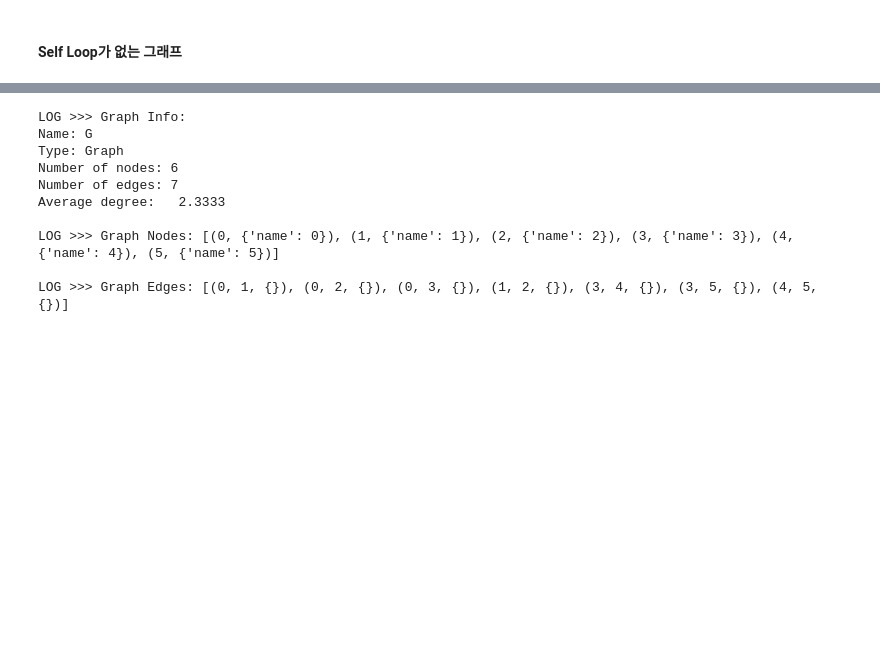
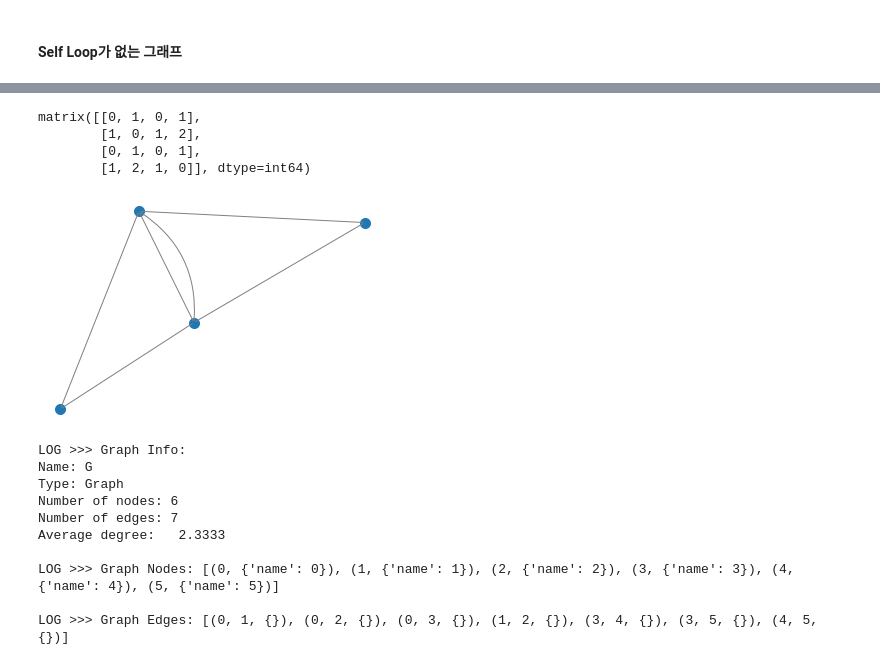
Before and after one commit to comojin1994/GCN, a Jupyter notebook: GCN_tutorial.ipynb, the cells around one changed output, grey strips where cells are left out. Drawn from its saved outputs; the diff is of its cells as text; code cells hidden in the pictures; blank space fills up the shorter version.

```diff
--- a/GCN_tutorial.ipynb
+++ b/GCN_tutorial.ipynb
@@ -12,3 +39,28 @@ warnings.filterwarnings('ignore', category=UserWarning)
+# %%
+nx.adjacency_matrix(G).todense()
+# %% [output]
+matrix([[0, 1, 0, 1],
+        [1, 0, 1, 2],
+        [0, 1, 0, 1],
+        [1, 2, 1, 0]], dtype=int64)
+# %%
+G=nx.MultiGraph ([(0, 1), (0, 3), (1, 2), (1, 3), (1, 3), (2, 3)])
+# pos = nx.random_layout(G)
+nx.draw_networkx_nodes(G, pos, node_size = 100, alpha = 1)
+ax = plt.gca()
+for e in G.edges:
+    ax.annotate("",
+                xy=pos[e[0]], xycoords='data',
+                xytext=pos[e[1]], textcoords='data',
+                arrowprops=dict(arrowstyle="-", color="0.5",
+                                connectionstyle="arc3,rad=rrr".replace('rrr',str(0.3*e[2])
+                                ),
+                                ),
+                )
+plt.axis('off')
+plt.show()
+# %% [output]
+[figure, added]
 # %%
 G = nx.Graph(name='G')
 
```
Also changed, not shown: parts of 2 cells of this notebook, 1 other file.
